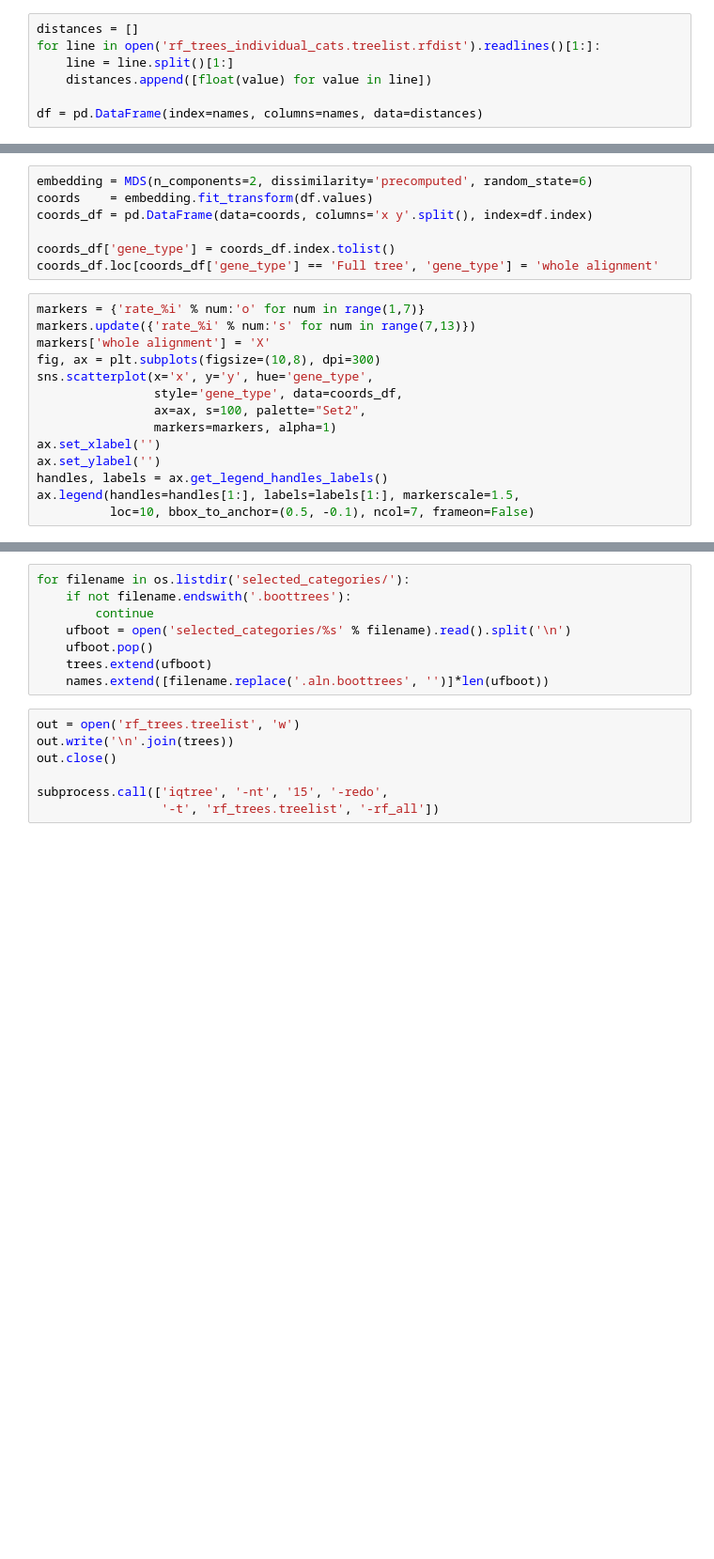
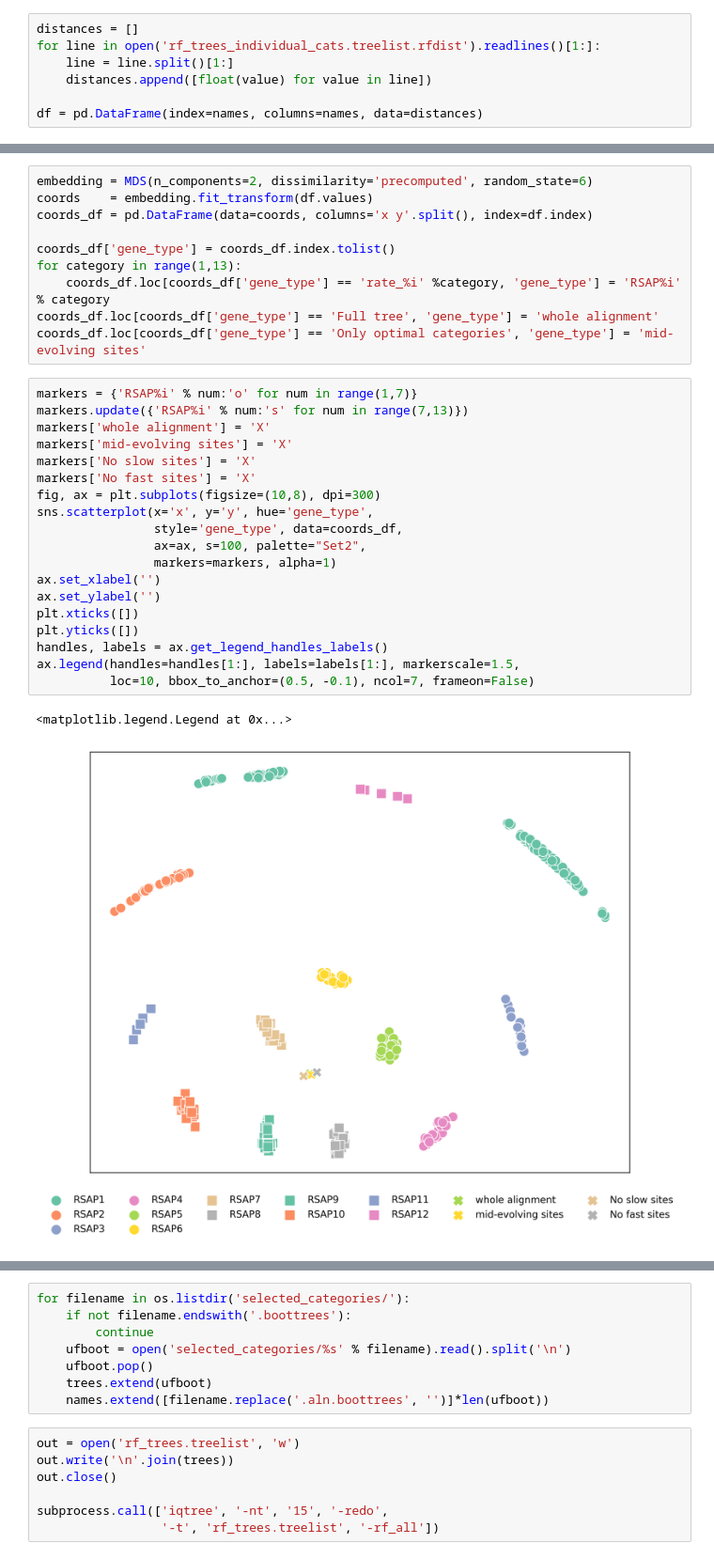
Before and after one commit to lthiberiol/jupyter_notebooks, a Jupyter notebook: site_rate/tree_cloud-hug.ipynb, the cells around one changed output, grey strips where cells are left out. Shown at 94% size. Cells and saved outputs as stored; diff of their text form; blank space fills up the shorter version.

```diff
--- a/site_rate/tree_cloud-hug.ipynb
+++ b/site_rate/tree_cloud-hug.ipynb
@@ -244,18 +231,29 @@ coords    = embedding.fit_transform(df.values)
 coords_df = pd.DataFrame(data=coords, columns='x y'.split(), index=df.index)
 
 coords_df['gene_type'] = coords_df.index.tolist()
+for category in range(1,13):
+    coords_df.loc[coords_df['gene_type'] == 'rate_%i' %category, 'gene_type'] = 'RSAP%i' % category
 coords_df.loc[coords_df['gene_type'] == 'Full tree', 'gene_type'] = 'whole alignment'
+coords_df.loc[coords_df['gene_type'] == 'Only optimal categories', 'gene_type'] = 'mid-evolving sites'
 # %%
-markers = {'rate_%i' % num:'o' for num in range(1,7)}
-markers.update({'rate_%i' % num:'s' for num in range(7,13)})
+markers = {'RSAP%i' % num:'o' for num in range(1,7)}
+markers.update({'RSAP%i' % num:'s' for num in range(7,13)})
 markers['whole alignment'] = 'X'
+markers['mid-evolving sites'] = 'X'
+markers['No slow sites'] = 'X'
+markers['No fast sites'] = 'X'
 fig, ax = plt.subplots(figsize=(10,8), dpi=300)
 sns.scatterplot(x='x', y='y', hue='gene_type',
                 style='gene_type', data=coords_df,
                 ax=ax, s=100, palette="Set2",
                 markers=markers, alpha=1)
 ax.set_xlabel('')
 ax.set_ylabel('')
+plt.xticks([])
+plt.yticks([])
 handles, labels = ax.get_legend_handles_labels()
 ax.legend(handles=handles[1:], labels=labels[1:], markerscale=1.5,
           loc=10, bbox_to_anchor=(0.5, -0.1), ncol=7, frameon=False)
+# %% [output]
+<matplotlib.legend.Legend at 0x...>
+[figure, added]
```
Also changed, not shown: parts of 24 cells of this notebook, 13 other files.
